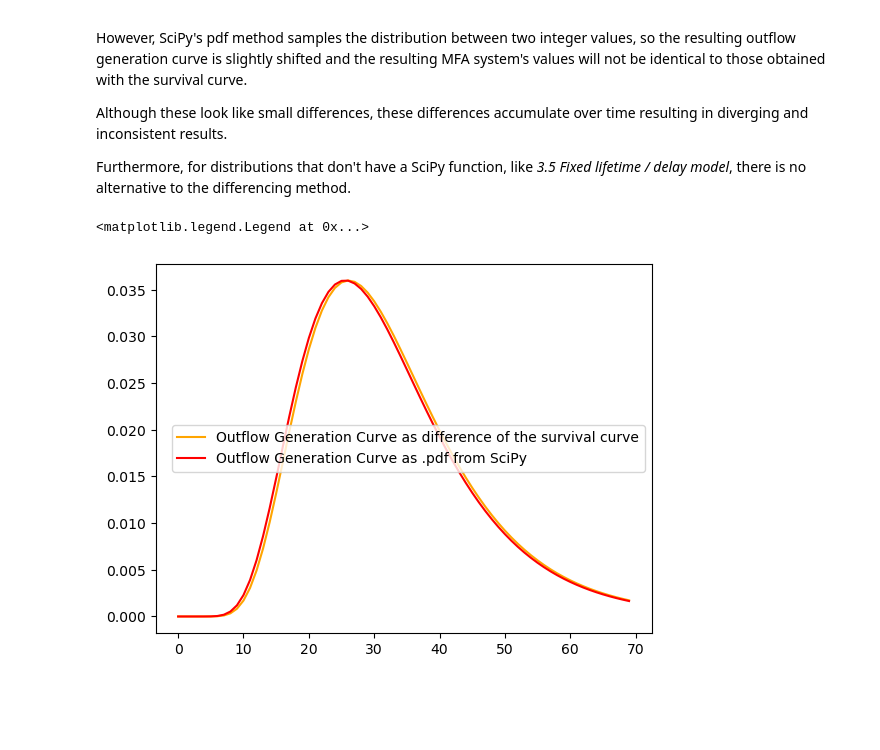
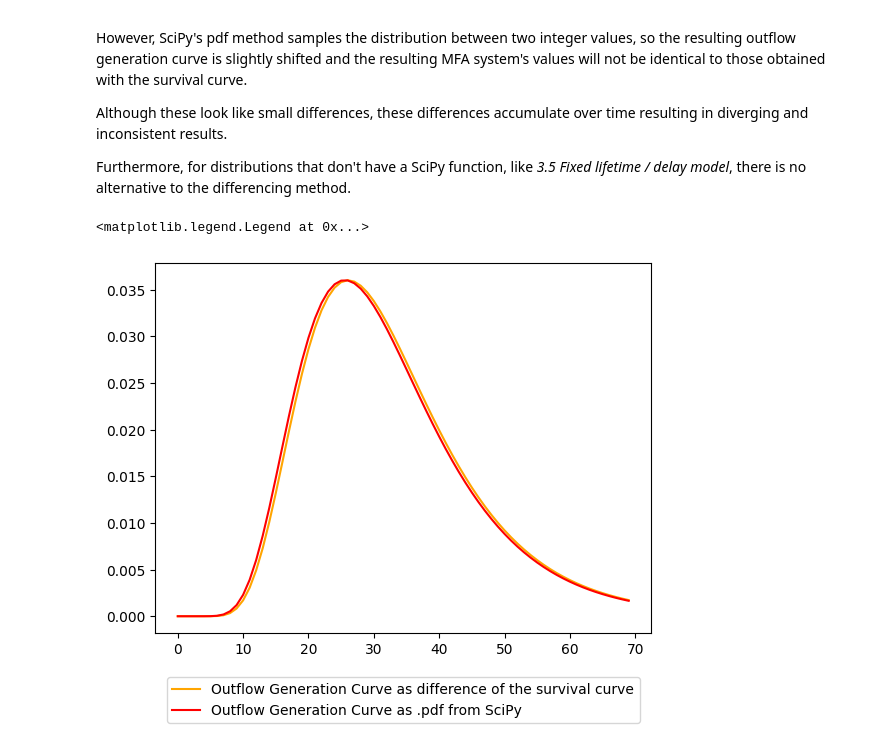
Before and after one commit to TomerFishman/RAPID-MFA, a Jupyter notebook: RAPID-MFA notebooks/05_library_of_survival_and_outflow_curves.ipynb, the cells around one changed output. Drawn from its saved outputs; the diff is of its cells as text; code cells hidden in the pictures; blank space fills up the shorter version.

```diff
--- a/RAPID-MFA notebooks/05_library_of_survival_and_outflow_curves.ipynb
+++ b/RAPID-MFA notebooks/05_library_of_survival_and_outflow_curves.ipynb
@@ -95,6 +95,29 @@ input_data = pd.Series([1300, 1400, 1200, 1000, 700, 2000, 2200, 2300, 2800, 300
                                  2010, 2011, 2012, 2013, 2014, 2015, 2016, 2017, 2018, 2019])  # mock values
 
 ages = range(0, len(input_data))  # the maximum age in the MFA model is equal to the length of the input data
+
+#mock values for the normal distribution survival curve
+mean_normal = 30
+std_dev_normal = 30 / 3.5
+
+#mock values for the Weibull distribution survival curve
+shape_Weibull = 5.679
+location_Weibull = 0
+scale_Weibull = 32
+
+#mock values for the geometric distribution survival curve
+depreciation_rate = 0.0228
+
+#mock values for the uniform distribution survival curve
+uniform_removal = 0.0165
+
+#mock values for the fixed lifetime / the delay model
+fixed_lifetime = 30
+
+#mock values for the log-normal distribution survival curve
+shape_lognorm = 0.4
+location_lognorm = 0
+scale_lognorm = 30
 # %% [markdown]
 ## 3. Survival curves and outflow generation curves
 
@@ -144,13 +164,8 @@ A commonly used distribution, often not for empirical reasons, but rather for th
 # %%
 # %%% Weibull distribution survival curve
 
-# mock values for the function's parameters
-shape = 5.679
-location = 0
-scale = 32
-
-# generate the survival curve
-survival_curve = scipy.stats.weibull_min.sf(ages, c = shape, loc = location, scale = scale)
+    # generate the survival curve
+survival_curve = scipy.stats.weibull_min.sf(ages, c = shape_Weibull, loc = location_Weibull, scale = scale_Weibull)
 
 # Define the outflow generation curve as the difference in the survival curve between time_intervals, in absolute (positive) values.
 outflow_generation_curve = list(abs(np.diff(survival_curve, prepend=1)))  # prepend 1 is needed to calculate the outflow generated during cohort age 0
@@ -276,13 +287,8 @@ A commonly used distribution, often not for empirical reasons, but rather for th
 # %%
 # %%%  Log-normal distribution survival curve
 
-# mock values for the function's parameters
-shape = 0.4
-location = 0
-scale = 30
-
 # generate the survival curve
-survival_curve = scipy.stats.lognorm.sf(ages, s = shape, loc = location, scale = scale)
+survival_curve = scipy.stats.lognorm.sf(ages, s = shape_lognorm, loc = location_lognorm, scale = scale_lognorm)
 
 # Define the outflow generation curve as the difference in the survival curve between time_intervals, in absolute (positive) values.
 outflow_generation_curve = list(abs(np.diff(survival_curve, prepend=1)))  # prepend 1 is needed to calculate the outflow generated during cohort age 0
@@ -317,14 +323,14 @@ Furthermore, for distributions that don't have a SciPy function, like _3.5 Fixed
 # %%
 outflow_generation_curve_scipy = scipy.stats.lognorm.pdf(ages, s = shape, loc = location, scale = scale)
 
 plt.plot(ages, outflow_generation_curve,
          label='Outflow Generation Curve as difference of the survival curve', color='orange')
 
 
 plt.plot(ages, outflow_generation_curve_scipy,
          label='Outflow Generation Curve as .pdf from SciPy', color='red')
 
-plt.legend()
+plt.legend(loc='upper center', bbox_to_anchor=(0.5, -0.1), ncol=1)
 # %% [output]
 <matplotlib.legend.Legend at 0x...>
-[figure, old version]
+[figure, new version]
```
Also changed, not shown: parts of 4 cells of this notebook.
